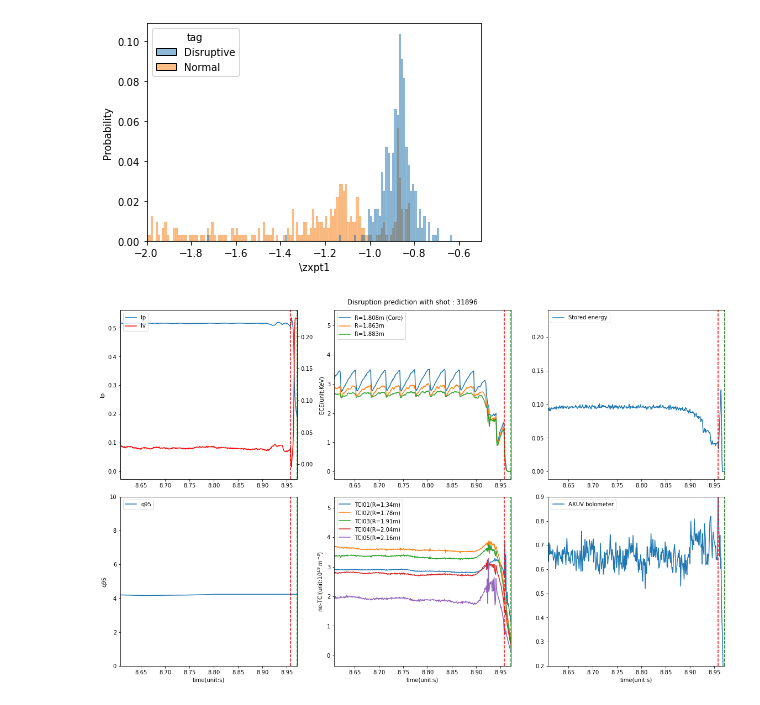
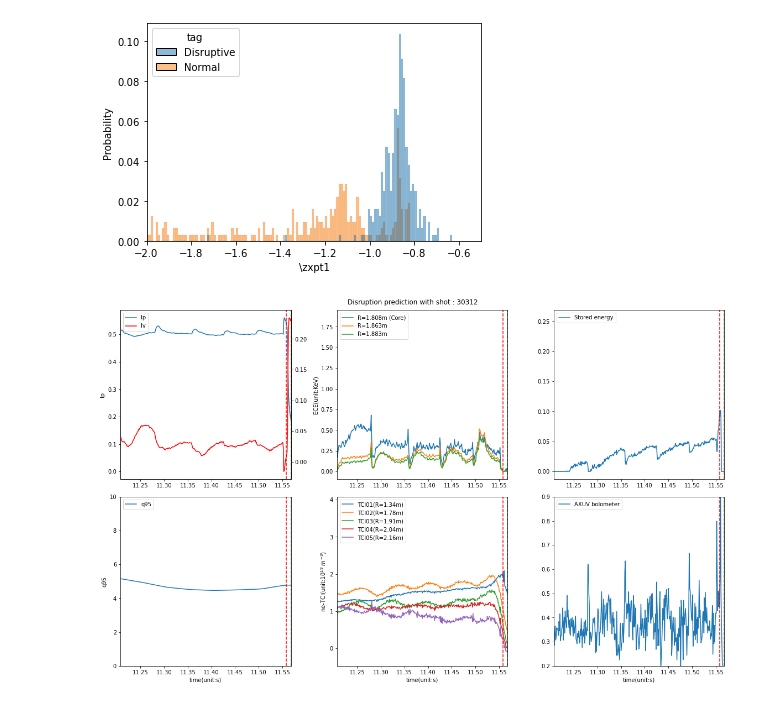
Before and after one commit to ZINZINBIN/Bayesian-Disruption-Prediction, a Jupyter notebook: analysis/analysis_KSTAR_experiment_shot.ipynb, the cells around one changed output. Cells and saved outputs as stored; diff of their text form; code cells hidden in the pictures.

Commit message:
update analysis-reference-shot

```diff
--- a/analysis/analysis_KSTAR_experiment_shot.ipynb
+++ b/analysis/analysis_KSTAR_experiment_shot.ipynb
@@ -282,6 +282,7 @@ data_efit = pd.read_csv(filepath['efit']) if filepath['efit'].split(".")[-1] ==
 data_ece = pd.read_csv(filepath['ece']) if filepath['ece'].split(".")[-1] == "csv" else pd.read_pickle(filepath['ece'])
 data_diag = pd.read_csv(filepath['diag']) if filepath['diag'].split(".")[-1] == "csv" else pd.read_pickle(filepath['diag'])
 # %%
+shot_num = 30312
 tTQend = data_disrupt[data_disrupt.shot == shot_num].t_tmq.values[0]
 tftsrt = data_disrupt[data_disrupt.shot == shot_num].t_flattop_start.values[0]
 tipminf = data_disrupt[data_disrupt.shot == shot_num].t_ip_min_fault.values[0]
@@ -361,31 +362,31 @@ else:
 
 ax_tci.axvline(x = t_disrupt, ymin = 0, ymax = 1, color = "red", linestyle = "dashed")
 ax_tci.axvline(x = t_current, ymin = 0, ymax = 1, color = "green", linestyle = "dashed")
 ax_tci.set_ylabel("ne-TCI(unit:$10^{19}$ $m^{-3}$)")
 ax_tci.set_xlabel("time(unit:s)")
 ax_tci.legend(loc = 'upper left')
 ax_tci.set_xlim([tl,tr])
 
 # Diagnostic part
 # Stored energy
 ax_w = fig.add_subplot(gs[0,2])
 ax_w.plot(plot_diag['time'], plot_diag['\\WTOT_DLM03'], label = 'Stored energy')
 ax_w.axvline(x = t_disrupt, ymin = 0, ymax = 1, color = "red", linestyle = "dashed")
 ax_w.axvline(x = t_current, ymin = 0, ymax = 1, color = "green", linestyle = "dashed")
 ax_w.legend(loc = 'upper left')
 ax_w.set_xlim([tl,tr])
 
 # Bolometer
 ax_bol = fig.add_subplot(gs[1,2])
 ax_bol.plot(plot_diag['time'], plot_diag['\\ax3_bolo02:FOO'] / plot_diag['\\ax3_bolo02:FOO'].abs().max(), label = 'AXUV bolometer')
 ax_bol.axvline(x = t_disrupt, ymin = 0, ymax = 1, color = "red", linestyle = "dashed")
 ax_bol.axvline(x = t_current, ymin = 0, ymax = 1, color = "green", linestyle = "dashed")
 ax_bol.set_xlabel("time(unit:s)")
 ax_bol.legend(loc = 'upper left')
 ax_bol.set_ylim([0.2,0.9])
 ax_bol.set_xlim([tl,tr])
 
 fig.tight_layout()
 plt.show()
 # %% [output]
-[figure, old version]
+[figure, new version]
```
Also changed, not shown: parts of 2 cells of this notebook, 4 other files.
